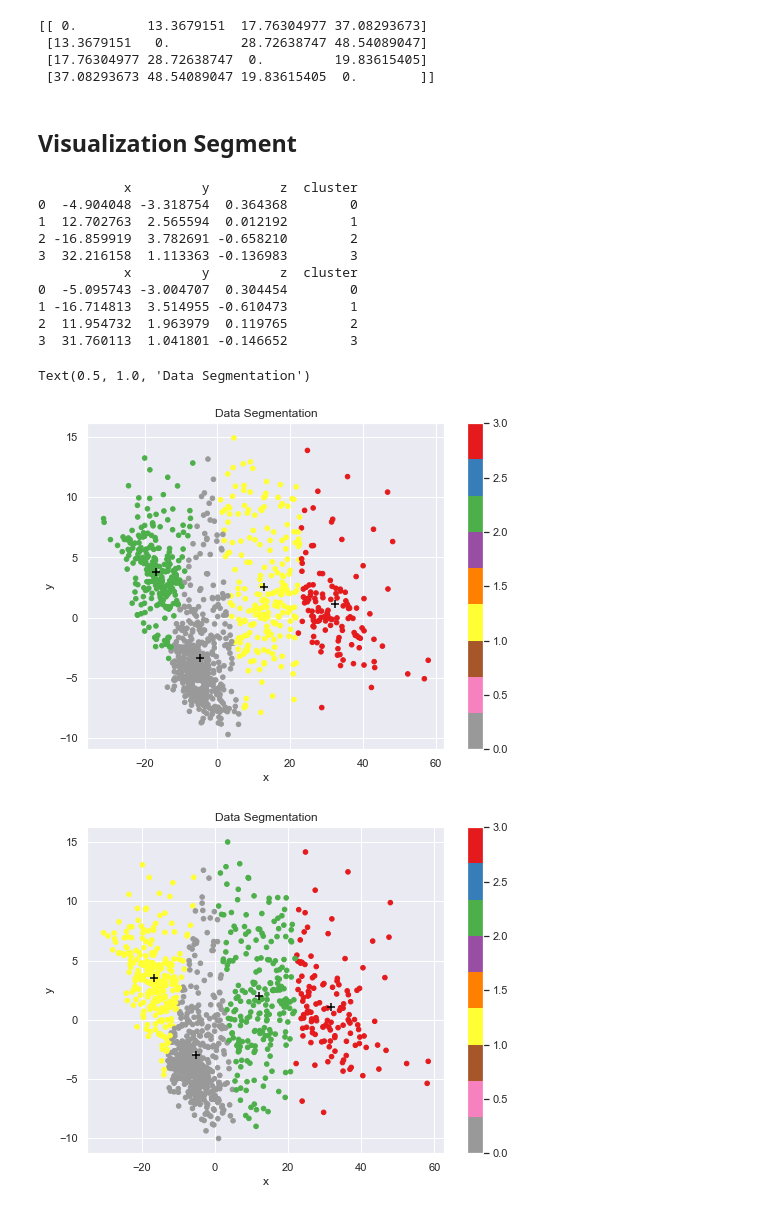
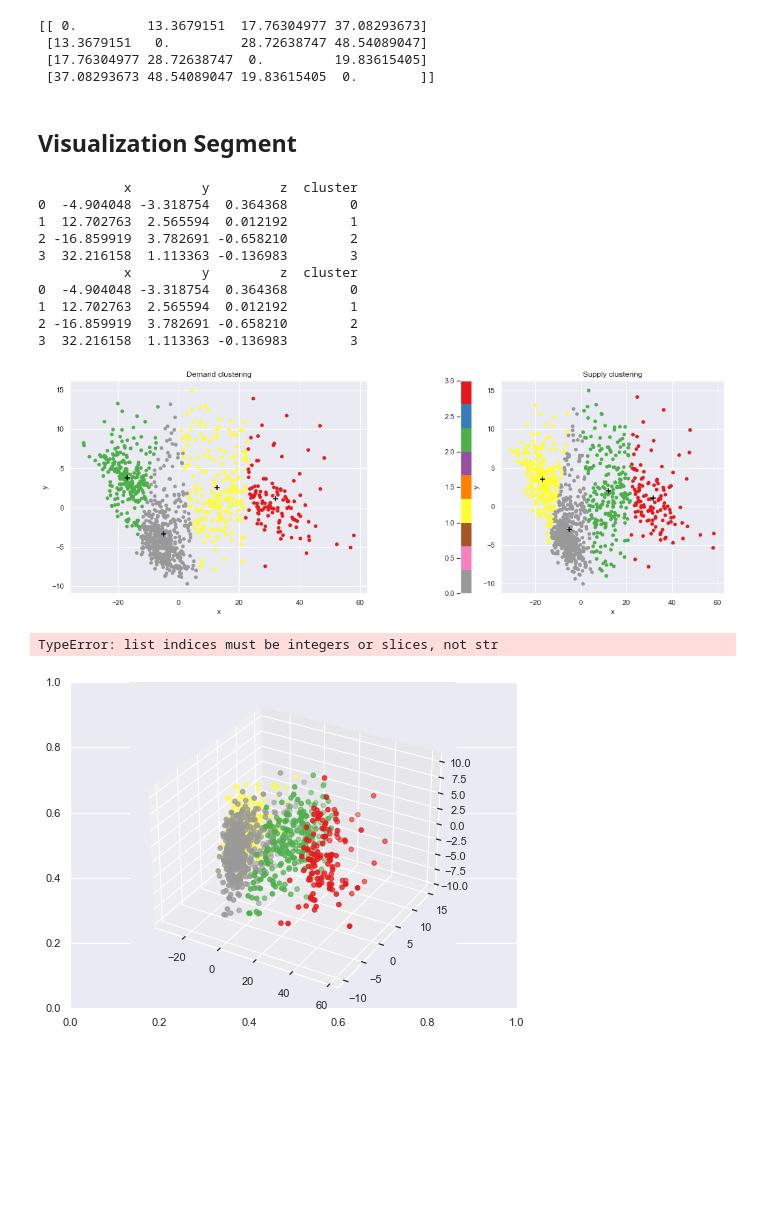
Before and after one commit to gkontogiannhs/Data-Mining, a Jupyter notebook: main.ipynb, the cells around one changed output. Cells and saved outputs as stored; diff of their text form; code cells hidden in the pictures; blank space fills up the shorter version.

Commit message:
2 plots in loop

```diff
--- a/main.ipynb
+++ b/main.ipynb
@@ -404,8 +404,8 @@ print(distance)
  [13.3679151   0.         28.72638747 48.54089047]
  [17.76304977 28.72638747  0.         19.83615405]
  [37.08293673 48.54089047 19.83615405  0.        ]]
-# %% [markdown]
-## Visualization Segment
+# %% [markdown]
+## Visualization Segment
 # %%
 # apply pca for demands
 pca = PCA(n_components=3)
@@ -430,7 +430,7 @@ print(demand_cluster_centers)
 source_cluster_centers = pca.transform(s_cluster.cluster_centers_)
 source_cluster_centers = pd.DataFrame(source_cluster_centers, columns=['x', 'y', 'z'])
 source_cluster_centers['cluster'] = range(0, len(source_cluster_centers))
-print(source_cluster_centers)
+print(demand_cluster_centers)
 # %% [output]
            x         y         z  cluster
 0  -4.904048 -3.318754  0.364368        0
@@ -438,31 +438,25 @@ print(source_cluster_centers)
 2 -16.859919  3.782691 -0.658210        2
 3  32.216158  1.113363 -0.136983        3
            x         y         z  cluster
-0  -5.095743 -3.004707  0.304454        0
-1 -16.714813  3.514955 -0.610473        1
-2  11.954732  1.963979  0.119765        2
-3  31.760113  1.041801 -0.146652        3
+0  -4.904048 -3.318754  0.364368        0
+1  12.702763  2.565594  0.012192        1
+2 -16.859919  3.782691 -0.658210        2
+3  32.216158  1.113363 -0.136983        3
 # %%
 # Plotting for 2-dimention
-fig, ax = pyplot.subplots(figsize=(8, 6))
-scatter = ax.scatter(demand_matrix['x'], demand_matrix['y'], c=demand_matrix['cluster'], s=21, cmap=pyplot.cm.Set1_r)
-ax.scatter(demand_cluster_centers['x'], demand_cluster_centers['y'], s=70, c='black', marker='+')
-ax.set_xlabel('x')
-ax.set_ylabel('y')
-pyplot.colorbar(scatter)
-pyplot.title('Data Segmentation')
-
-fig, ax = pyplot.subplots(figsize=(8, 6))
-scatter = ax.scatter(source_matrix['x'], source_matrix['y'], c=source_matrix['cluster'], s=21, cmap=pyplot.cm.Set1_r)
-ax.scatter(source_cluster_centers['x'], source_cluster_centers['y'], s=70, c='black', marker='+')
-ax.set_xlabel('x')
-ax.set_ylabel('y')
-pyplot.colorbar(scatter)
-pyplot.title('Data Segmentation')
+cluster_centers = [demand_cluster_centers, source_cluster_centers]
+fig, axs = pyplot.subplots(1, 2, figsize=(18, 6))
+for i, matrix in enumerate([demand_matrix, source_matrix]):
+    sc = axs[i].scatter(matrix['x'], matrix['y'], c=matrix['cluster'], s=21, cmap=pyplot.cm.Set1_r)
+    axs[i].scatter(cluster_centers[i]['x'], cluster_centers[i]['y'], s=70, c='black', marker='+')
+    axs[i].set_xlabel('x')
+    axs[i].set_ylabel('y')
+axs[0].set_title('Demand clustering')
+axs[1].set_title('Supply clustering')
+pyplot.colorbar(sc, location='left')
+pyplot.show()
 # %% [output]
-Text(0.5, 1.0, 'Data Segmentation')
-[figure, old version]
+[figure, new version]
-[figure, removed]
 # %%
 # Plotting for 3-Dimention
 fig, ax = pyplot.subplots(figsize=(8, 6))
@@ -474,3 +468,6 @@ ax.set_ylabel('y')
 ax.set_zlabel('z')
 pyplot.colorbar(scatter)
 pyplot.title('Data Segmentation')
+# %% [output]
+TypeError: list indices must be integers or slices, not str
+[figure, added]
```
Also changed, not shown: parts of 9 cells of this notebook.
